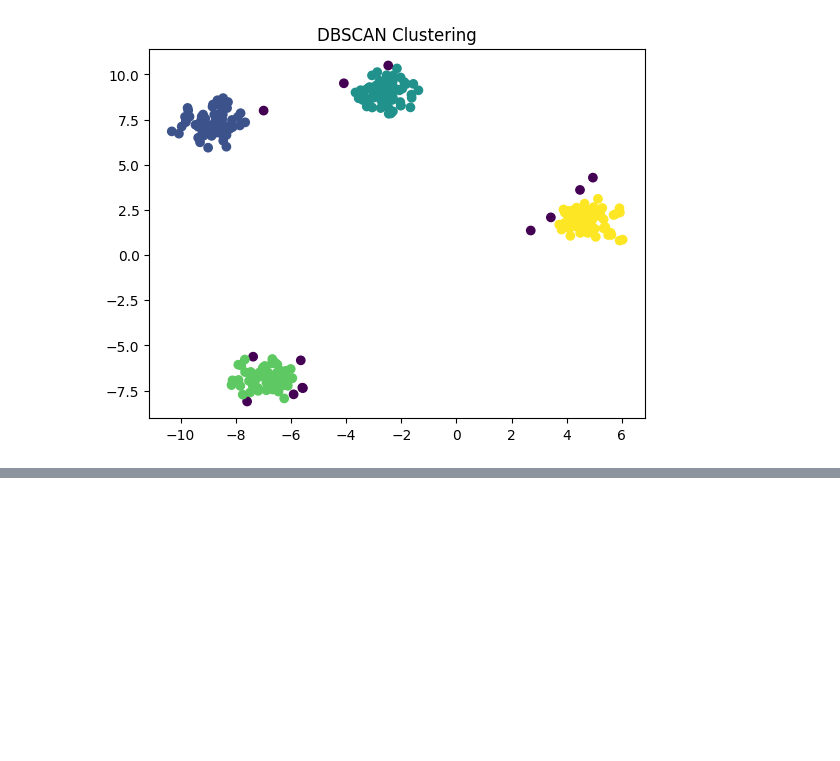
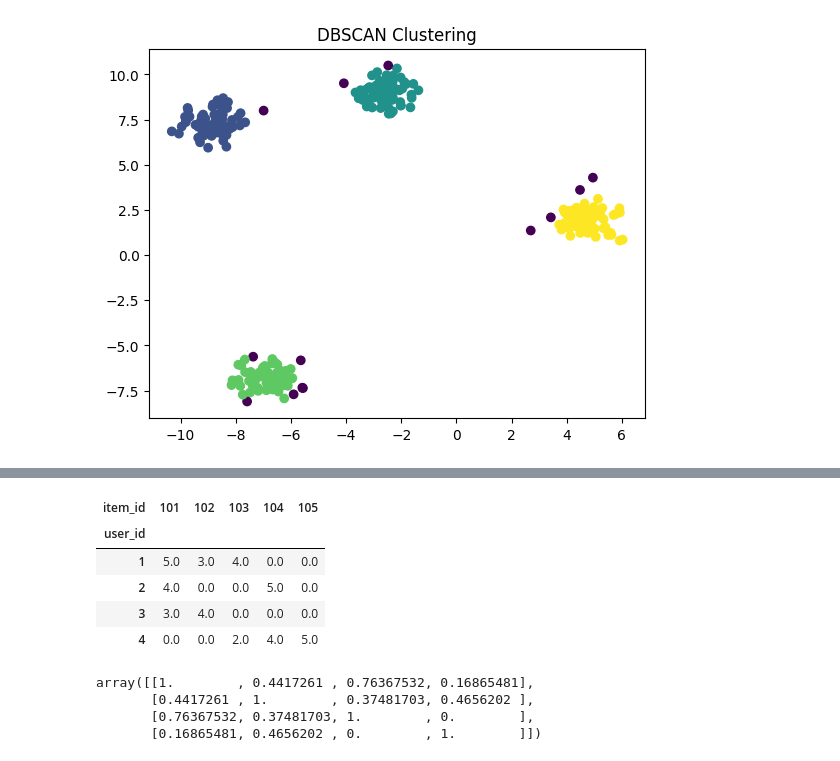
Before and after one commit to heeyoung-Python-practice/machine_learnning, a Jupyter notebook: exercise.ipynb, the cells around one changed output, grey strips where cells are left out. Drawn from its saved outputs; the diff is of its cells as text; code cells hidden in the pictures; blank space fills up the shorter version.

```diff
--- a/exercise.ipynb
+++ b/exercise.ipynb
@@ -952,0 +1127,20 @@ plt.show()
+# %%
+# 결측이 되는 값을 채우는 가장 주된 이유는 유저간 친밀도 계산에 사용하기 위해서
+user_item_matrix = df.pivot_table(index='user_id', columns='item_id', values='rating').fillna(0)
+user_item_matrix
+# %% [output]
+| item_id | 101 | 102 | 103 | 104 | 105 |
+| user_id |  |  |  |  |  |
+| 1 | 5.0 | 3.0 | 4.0 | 0.0 | 0.0 |
+| 2 | 4.0 | 0.0 | 0.0 | 5.0 | 0.0 |
+| 3 | 3.0 | 4.0 | 0.0 | 0.0 | 0.0 |
+| 4 | 0.0 | 0.0 | 2.0 | 4.0 | 5.0 |
+# %%
+# 유저간 코사인 유사도를 계산해준다(나랑 가장 비슷한 사람을 찾아준다)
+user_similarity = cosine_similarity(user_item_matrix)
+user_similarity
+# %% [output]
+array([[1.        , 0.4417261 , 0.76367532, 0.16865481],
+       [0.4417261 , 1.        , 0.37481703, 0.4656202 ],
+       [0.76367532, 0.37481703, 1.        , 0.        ],
+       [0.16865481, 0.4656202 , 0.        , 1.        ]])
```
Also changed, not shown: parts of 24 cells of this notebook, 12 other files.
